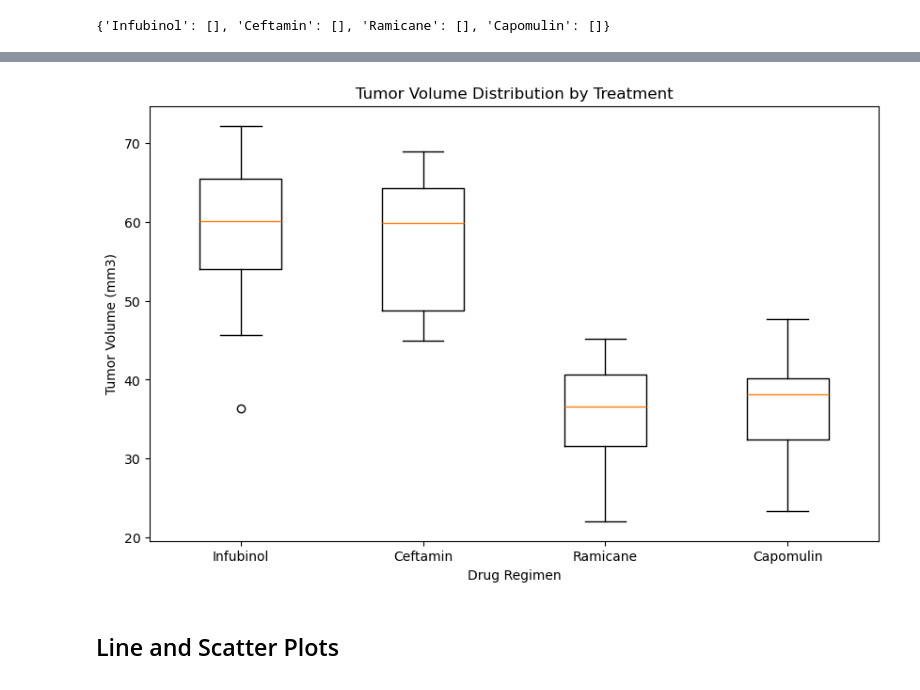
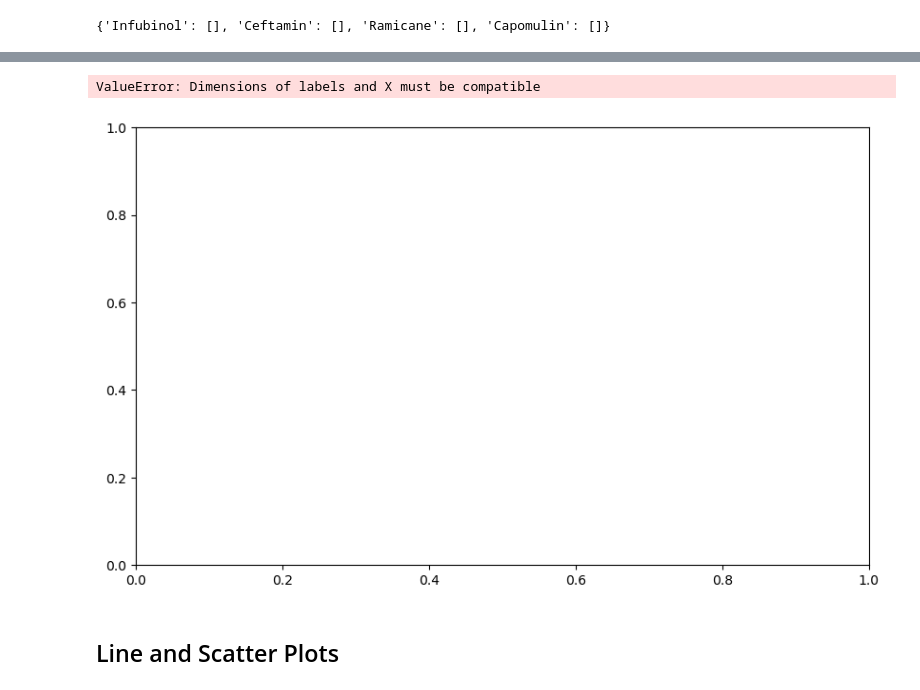
Before and after one commit to aparajita-code/Matplotlib_Module_Challenge, a Jupyter notebook: Pymaceuticals/pymaceuticals_starter.ipynb, the cells around one changed output, grey strips where cells are left out. Drawn from its saved outputs; the diff is of its cells as text; code cells hidden in the pictures.

Commit message:
upto Box plotting

```diff
--- a/Pymaceuticals/pymaceuticals_starter.ipynb
+++ b/Pymaceuticals/pymaceuticals_starter.ipynb
@@ -387,23 +439,18 @@ Tumor Volume Data: Capomulin [38.98287774, 38.93963263, 30.48598484, 37.07402422
 # %%
-# Generate a box plot that shows the distribution of the tumor volume for each treatment group.
-
-
-# Create a list of tumor volume data for each treatment
-data = [tumor_vol_data[treatment] for treatment in treatments]
-
-# Create the box plot
+ #Create the box plot
 plt.figure(figsize=(10, 6))
 plt.boxplot(data, labels=treatments)
 
 # Add title and labels
 plt.title('Tumor Volume Distribution by Treatment')
 plt.xlabel('Drug Regimen')
 plt.ylabel('Tumor Volume (mm3)')
 
 # Show the plot
 plt.show()
 # %% [output]
+ValueError: Dimensions of labels and X must be compatible
-[figure, old version]
+[figure, new version]
 # %% [markdown]
 ## Line and Scatter Plots
 # %%
```
Also changed, not shown: parts of 2 cells of this notebook.
